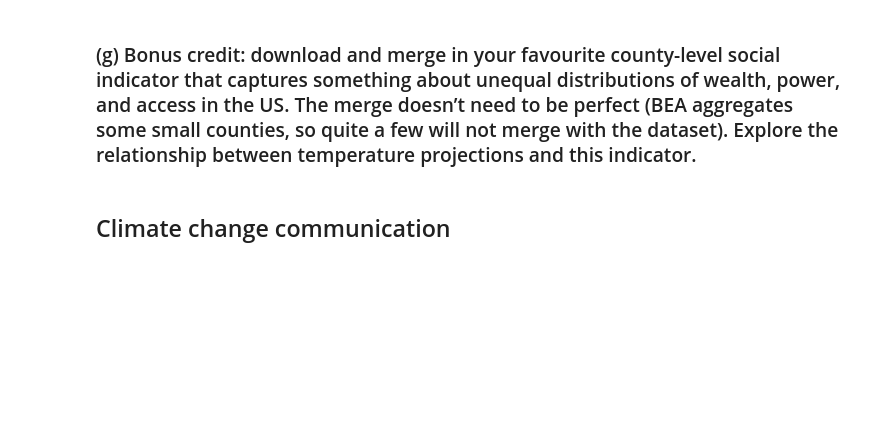
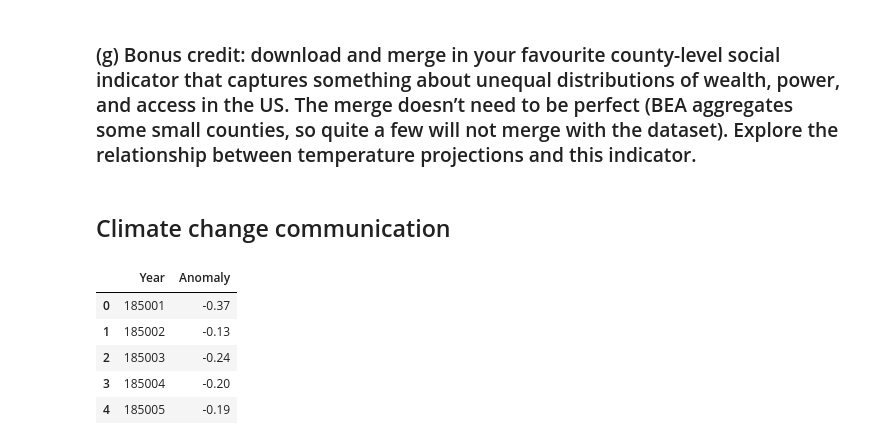
Before and after one commit to ruixuanzheng/InternationalClimatePolicyAssignment1, a Jupyter notebook: Assignment1_RuixuanZheng.ipynb, the cells around one changed output. Drawn from its saved outputs; the diff is of its cells as text; code cells hidden in the pictures; blank space fills up the shorter version.

```diff
--- a/Assignment1_RuixuanZheng.ipynb
+++ b/Assignment1_RuixuanZheng.ipynb
@@ -325,0 +328,9 @@ For wealthier counties in higher latitudes which are projected to have greater r
+# %%
+communication.head()
+# %% [output]
+|  | Year | Anomaly |
+| 0 | 185001 | -0.37 |
+| 1 | 185002 | -0.13 |
+| 2 | 185003 | -0.24 |
+| 3 | 185004 | -0.20 |
+| 4 | 185005 | -0.19 |
```
Also changed, not shown: parts of 10 cells of this notebook.
